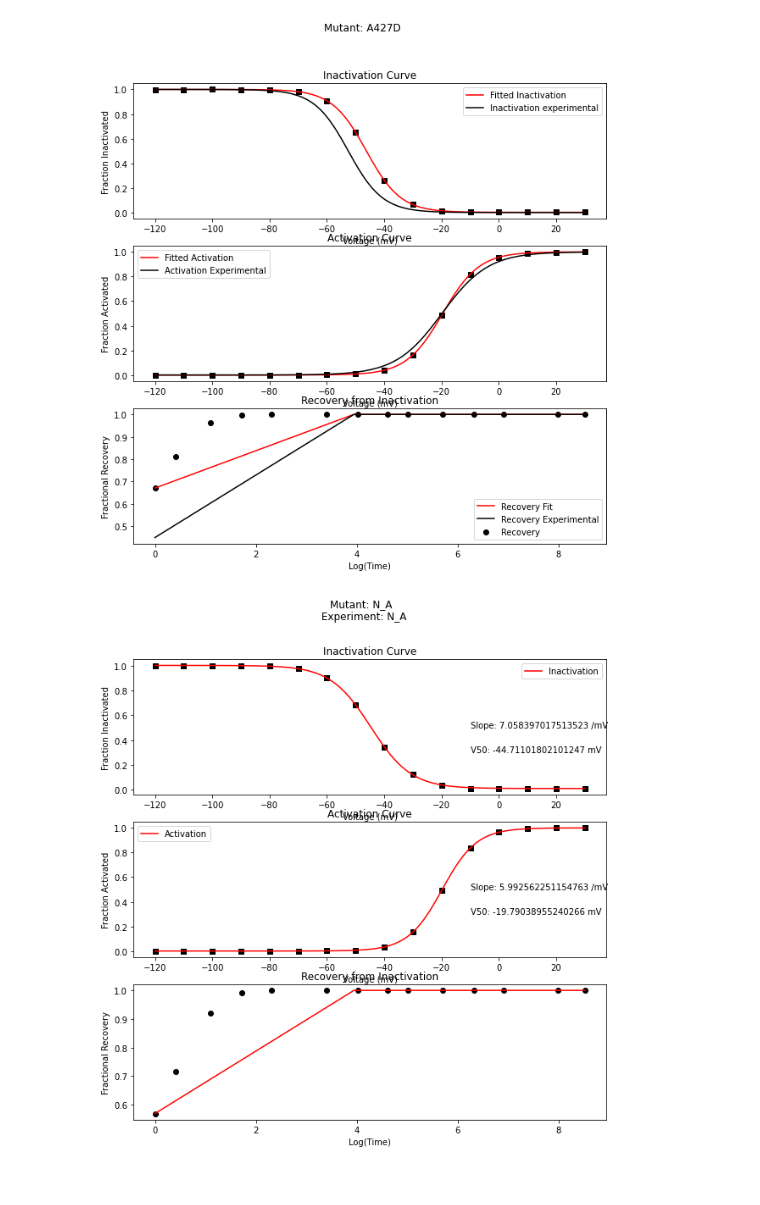
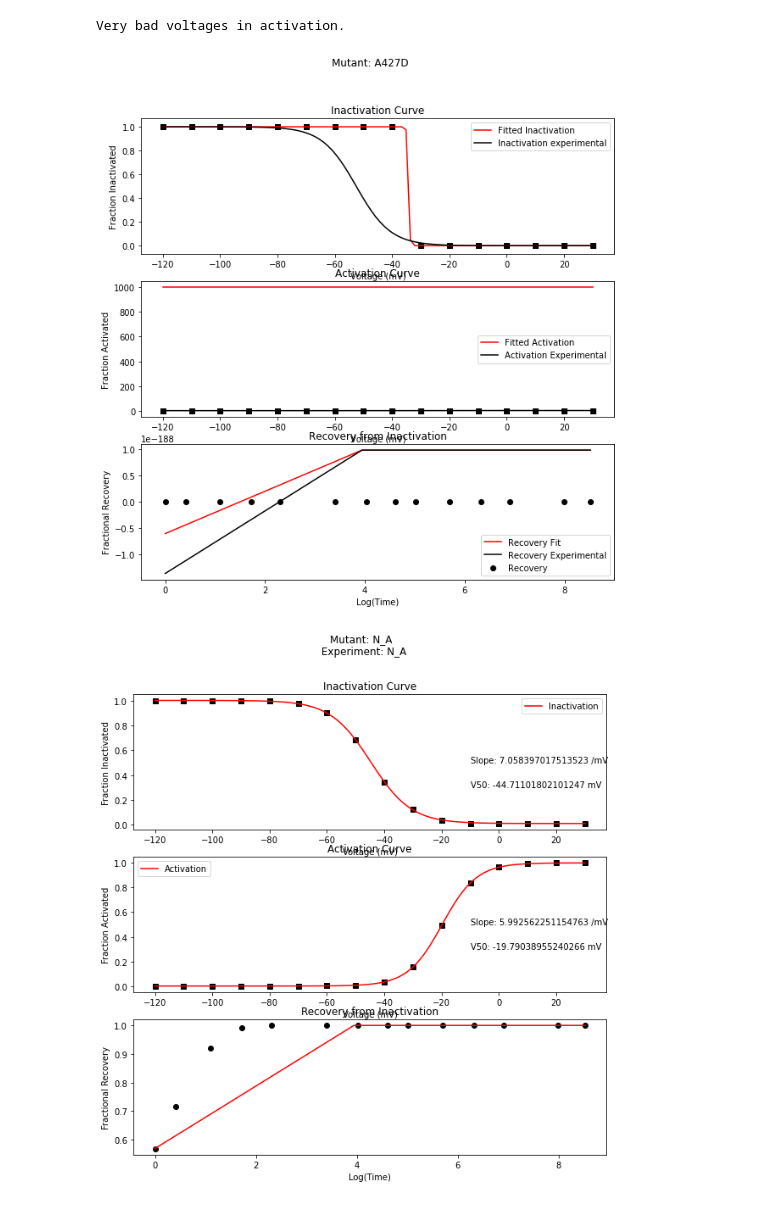
Before and after one commit to roybens/SimulatingVariants, a Jupyter notebook: Optimization with New Protocol.ipynb, the cells around one changed output. Drawn from its saved outputs; the diff is of its cells as text; code cells hidden in the pictures.

```diff
--- a/Optimization with New Protocol.ipynb
+++ b/Optimization with New Protocol.ipynb
@@ -209,9 +148,10 @@ log
 data = [58.30035693274327, 1.7330556641407107, -1.956314890670824, 1.0008060614355943, 4.2247900083185765, 0.0005307888382927407, 0.2528382057960039, 0.9000225798255164, -4.634741698486584, 6.04876972220221, 4.974042475543028, 1.6822064984267422, 0.37975555118428816, 9.527026622992052, 12.030407620656316, 9.744858305023271, -46.2529697949836, -45.61038369955437, -44.91573511750018, -27.215573849998542, 2.2093841761314517, -59.06744905035774, -60.10306479537742, 7.29574963966907]
 # %%
 
-evaluator.plot_data(data, 'A427D')
+evaluator.plot_data(best_indvs[len(best_indvs) - 1], 'A427D')
 # %% [output]
+Very bad voltages in activation.
-[figure, old version]
+[figure, new version]
 # %%
 
 cf.gen_figure_given_params(data)
```
Also changed, not shown: parts of 13 cells of this notebook, 16 other files.
